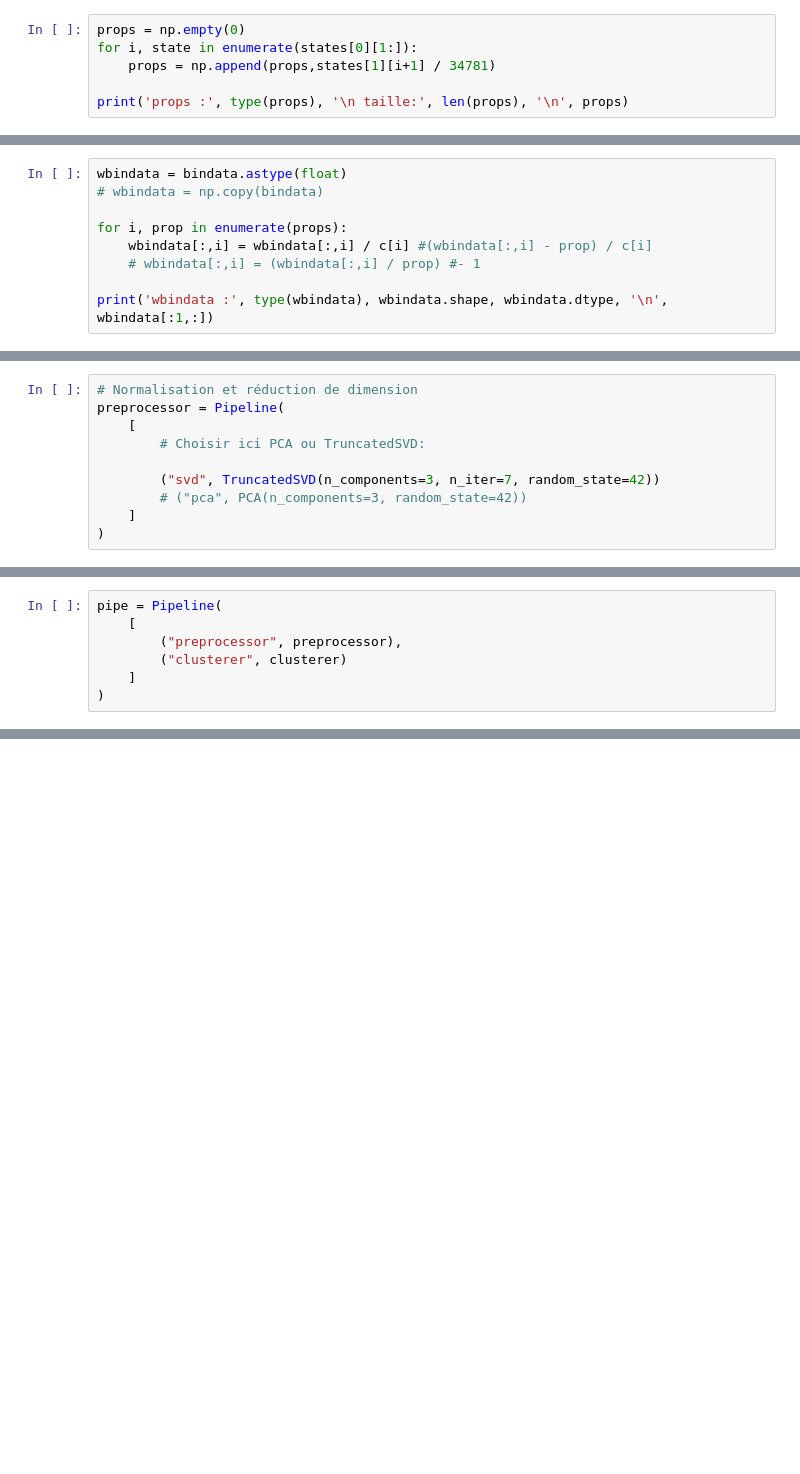
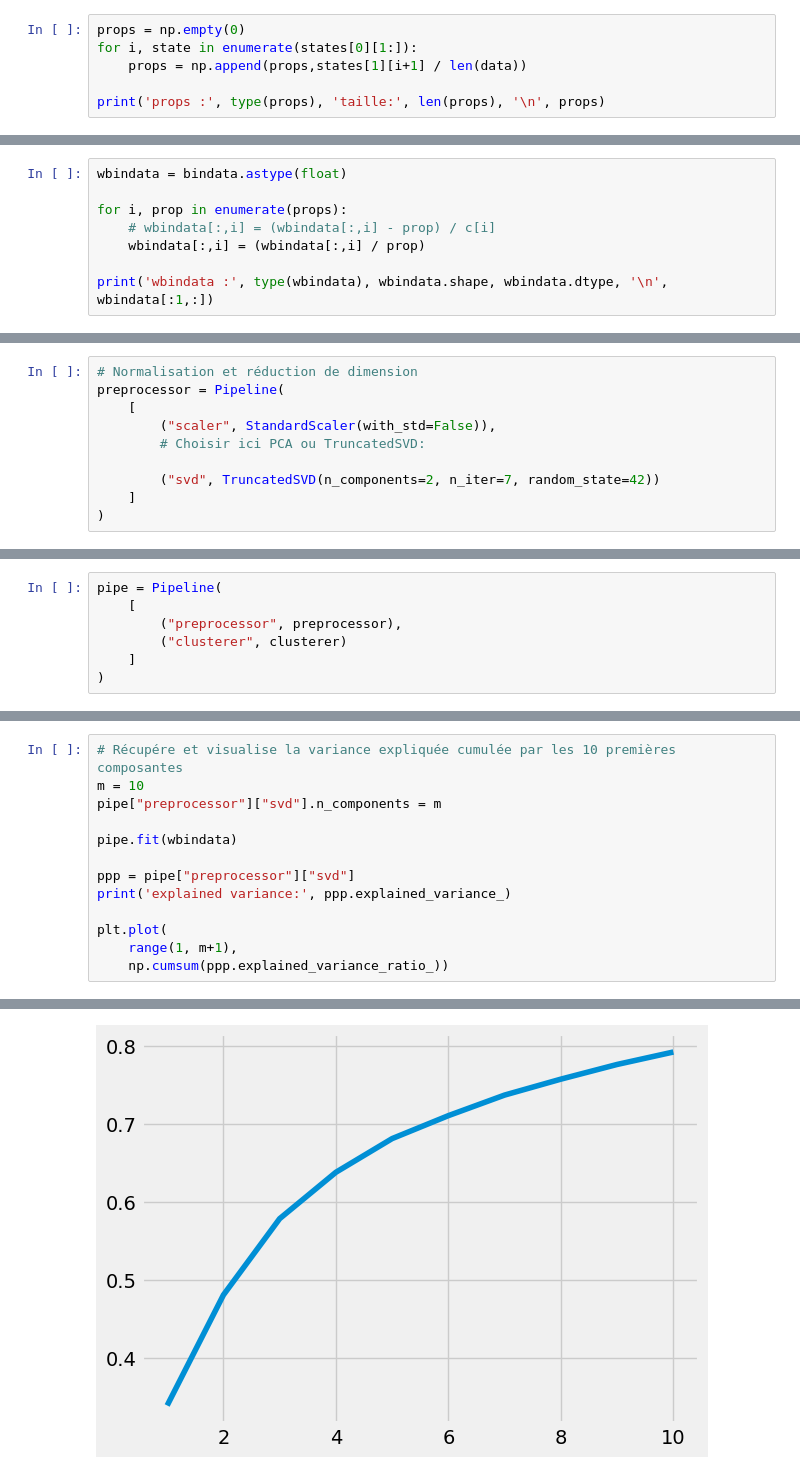
Before and after one commit to OliDevGit/ADS, a Jupyter notebook: PCA-Kmeans_PlantsSpeciesStates.ipynb, the cells around one changed output, grey strips where cells are left out. Drawn from its saved outputs; the diff is of its cells as text; blank space fills up the shorter version.

```diff
--- a/PCA-Kmeans_PlantsSpeciesStates.ipynb
+++ b/PCA-Kmeans_PlantsSpeciesStates.ipynb
@@ -159,7 +162,7 @@ Calculons les proportions de chaque state hormis ""
 # %%
 props = np.empty(0)
 for i, state in enumerate(states[0][1:]):
-    props = np.append(props,states[1][i+1] / 34781)
+    props = np.append(props,states[1][i+1] / len(data))
 
-print('props :', type(props), '\n taille:', len(props), '\n', props)
+print('props :', type(props), 'taille:', len(props), '\n', props)
 # %% [output]
@@ -268,10 +268,9 @@ Pondération et centrage des valeurs
 # %%
 wbindata = bindata.astype(float)
-# wbindata = np.copy(bindata)
 
 for i, prop in enumerate(props):
-    wbindata[:,i] = wbindata[:,i] / c[i] #(wbindata[:,i] - prop) / c[i]
-    # wbindata[:,i] = (wbindata[:,i] / prop) #- 1
+    # wbindata[:,i] = (wbindata[:,i] - prop) / c[i]
+    wbindata[:,i] = (wbindata[:,i] / prop)
 
 print('wbindata :', type(wbindata), wbindata.shape, wbindata.dtype, '\n', wbindata[:1,:])
 # %% [output]
@@ -296,10 +295,10 @@ Réduction de dimension ici avec 2 composantes principales par la méthode Trunc
 # Normalisation et réduction de dimension
 preprocessor = Pipeline(
     [
+        ("scaler", StandardScaler(with_std=False)),
         # Choisir ici PCA ou TruncatedSVD:
 
-        ("svd", TruncatedSVD(n_components=3, n_iter=7, random_state=42))
-        # ("pca", PCA(n_components=3, random_state=42))
+        ("svd", TruncatedSVD(n_components=2, n_iter=7, random_state=42))
     ]
 )
 # %% [markdown]
@@ -382,0 +369,14 @@ np.float64(0.8000728227112552)
+# %%
+# Récupére et visualise la variance expliquée cumulée par les 10 premières composantes
+m = 10
+pipe["preprocessor"]["svd"].n_components = m
+
+pipe.fit(wbindata)
+
+ppp = pipe["preprocessor"]["svd"]
+print('explained variance:', ppp.explained_variance_)
+
+plt.plot(
+    range(1, m+1),
+    np.cumsum(ppp.explained_variance_ratio_))
+# %% [output]
@@ -382,0 +386 @@ np.float64(0.8000728227112552)
+[figure, added]
```
Also changed, not shown: parts of 34 cells of this notebook.
